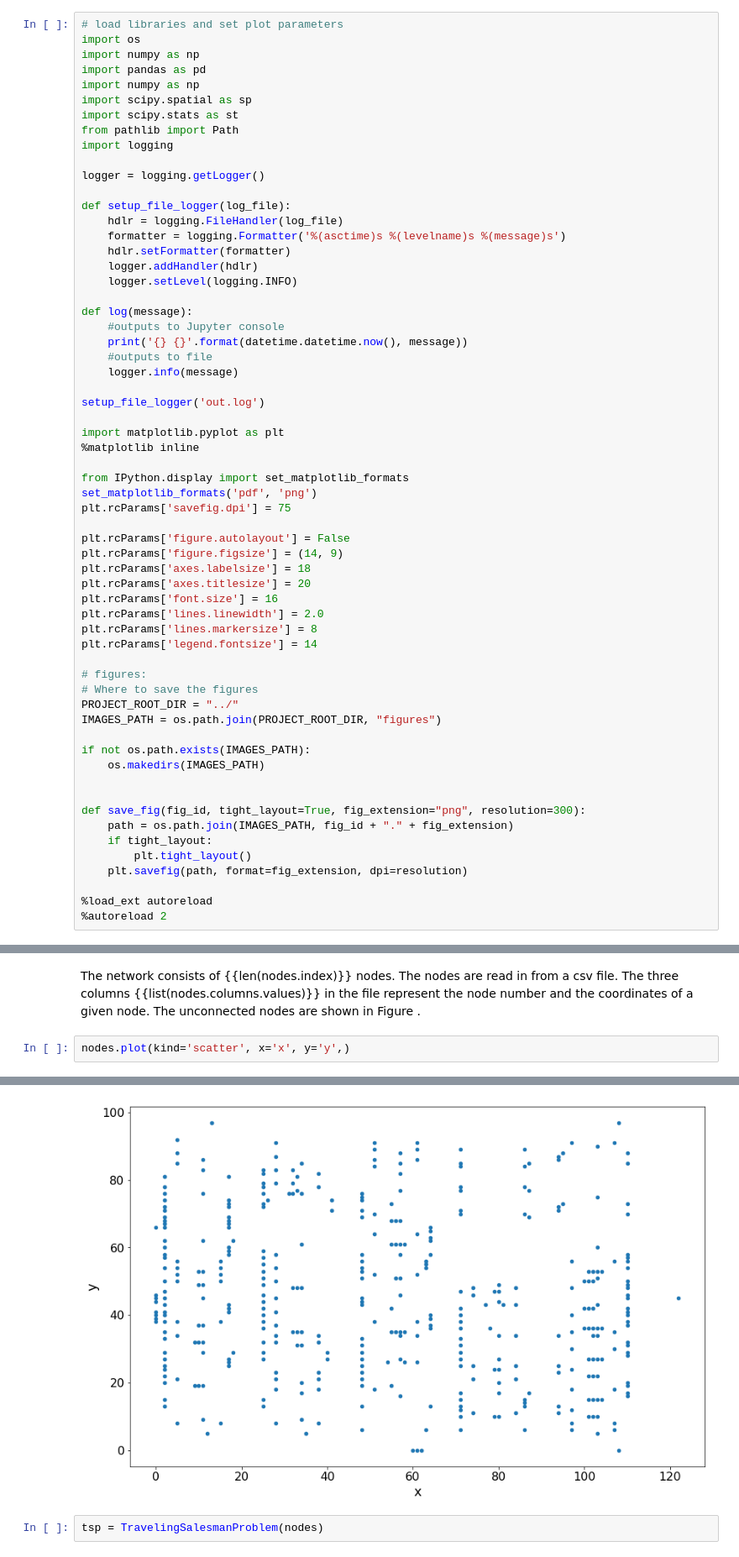
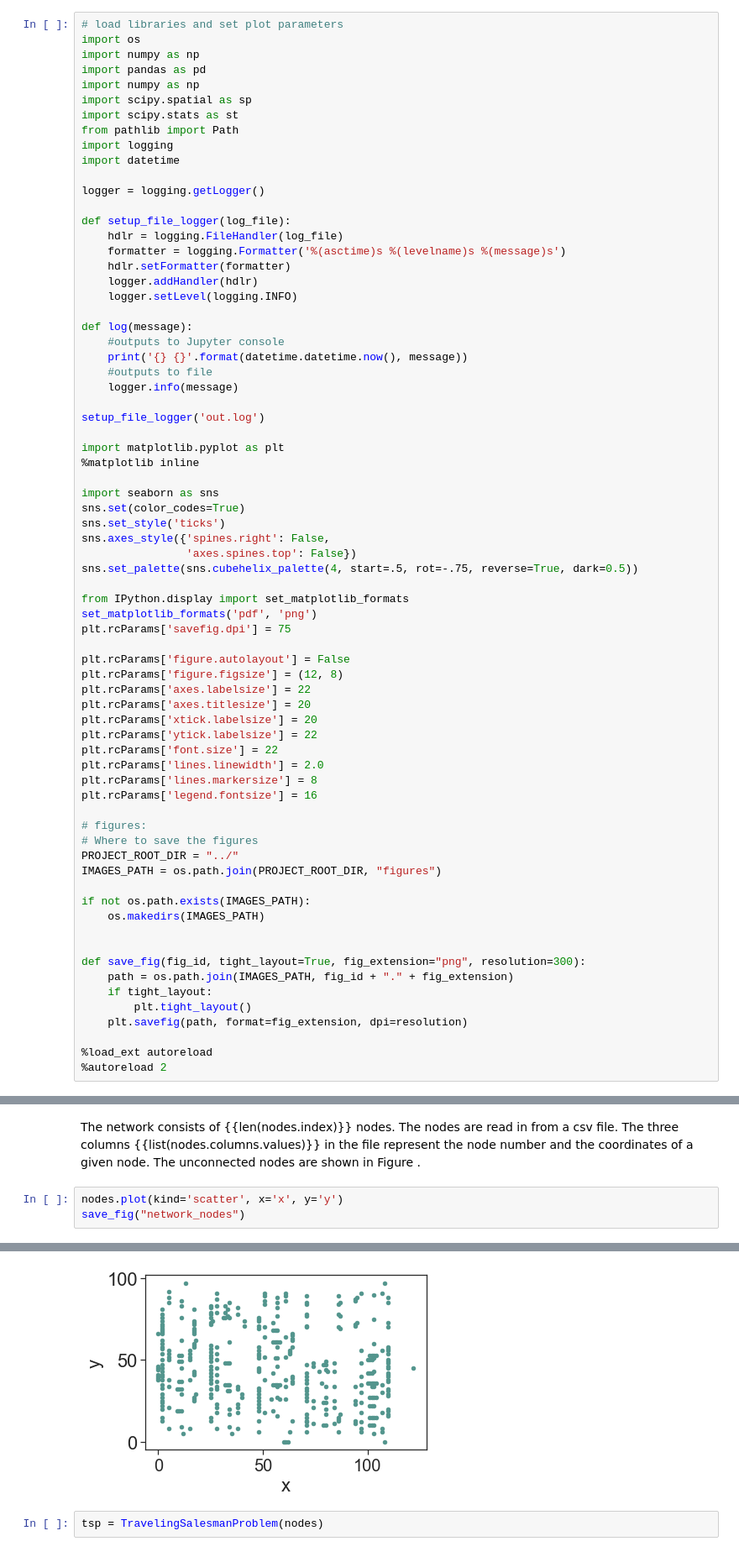
Before and after one commit to datarian/TravelingSalesmanProblem, a Jupyter notebook: Probabilistic Algorithms Project.ipynb, the cells around one changed output, grey strips where cells are left out. Shown at 84% size. Saved outputs shown, nothing was run; the diff lists cells and outputs as text.

```diff
--- a/Probabilistic Algorithms Project.ipynb
+++ b/Probabilistic Algorithms Project.ipynb
@@ -8,6 +8,7 @@ import scipy.spatial as sp
 import scipy.stats as st
 from pathlib import Path
 import logging
+import datetime
 
 logger = logging.getLogger()
 
@@ -29,18 +30,27 @@ setup_file_logger('out.log')
 import matplotlib.pyplot as plt
 %matplotlib inline
 
+import seaborn as sns
+sns.set(color_codes=True)
+sns.set_style('ticks')
+sns.axes_style({'spines.right': False,
+                'axes.spines.top': False})
+sns.set_palette(sns.cubehelix_palette(4, start=.5, rot=-.75, reverse=True, dark=0.5))
+
 from IPython.display import set_matplotlib_formats
 set_matplotlib_formats('pdf', 'png')
 plt.rcParams['savefig.dpi'] = 75
 
 plt.rcParams['figure.autolayout'] = False
-plt.rcParams['figure.figsize'] = (14, 9)
-plt.rcParams['axes.labelsize'] = 18
+plt.rcParams['figure.figsize'] = (12, 8)
+plt.rcParams['axes.labelsize'] = 22
 plt.rcParams['axes.titlesize'] = 20
-plt.rcParams['font.size'] = 16
+plt.rcParams['xtick.labelsize'] = 20
+plt.rcParams['ytick.labelsize'] = 22
+plt.rcParams['font.size'] = 22
 plt.rcParams['lines.linewidth'] = 2.0
 plt.rcParams['lines.markersize'] = 8
-plt.rcParams['legend.fontsize'] = 14
+plt.rcParams['legend.fontsize'] = 16
 
 # figures:
 # Where to save the figures
@@ -227,5 +125,6 @@ nodes = pd.read_csv("TSP_411.txt", sep='\s+', names=['node', 'x', 'y'])
 # %% [markdown]
 The network consists of {{len(nodes.index)}} nodes. The nodes are read in from a csv file. The three columns {{list(nodes.columns.values)}} in the file represent the node number and the coordinates of a given node. The unconnected nodes are shown in Figure .
 # %%
-nodes.plot(kind='scatter', x='x', y='y',)
+nodes.plot(kind='scatter', x='x', y='y')
+save_fig("network_nodes")
 # %% [output]
@@ -233,4 +131,4 @@ nodes.plot(kind='scatter', x='x', y='y',)
-[figure, old version]
+[figure, new version]
 # %%
 tsp = TravelingSalesmanProblem(nodes)
 # %% [markdown]
```
Also changed, not shown: parts of 35 cells of this notebook.
